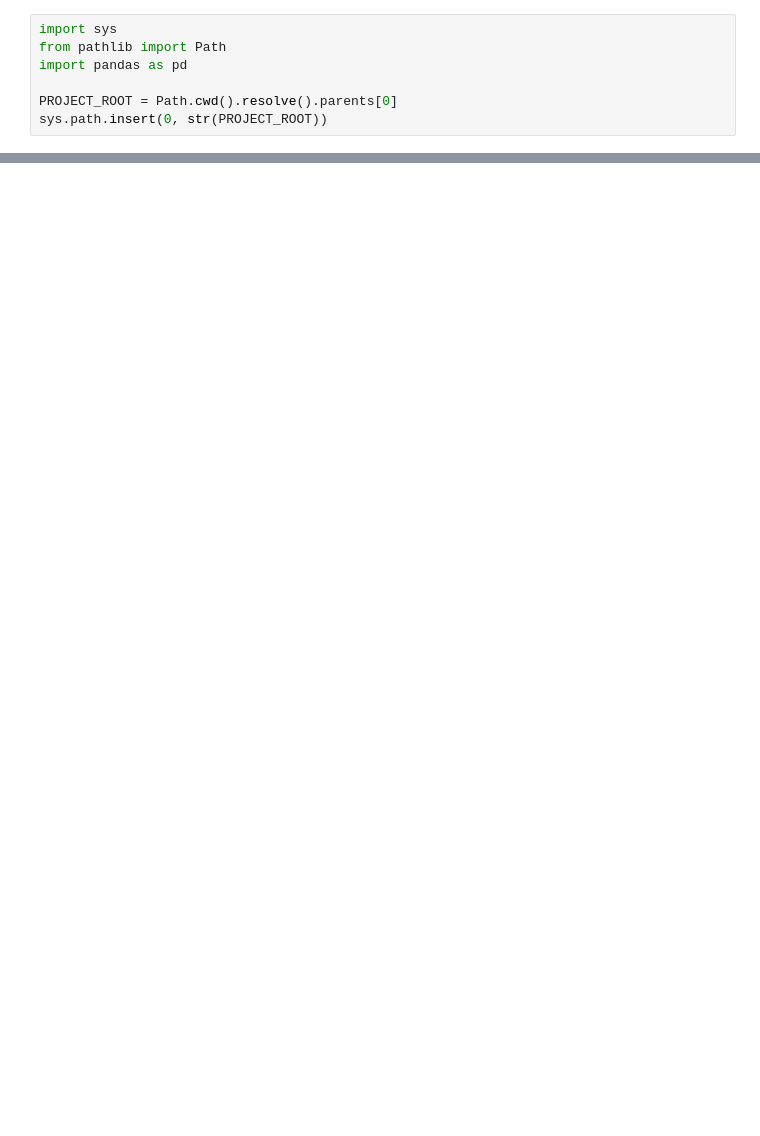
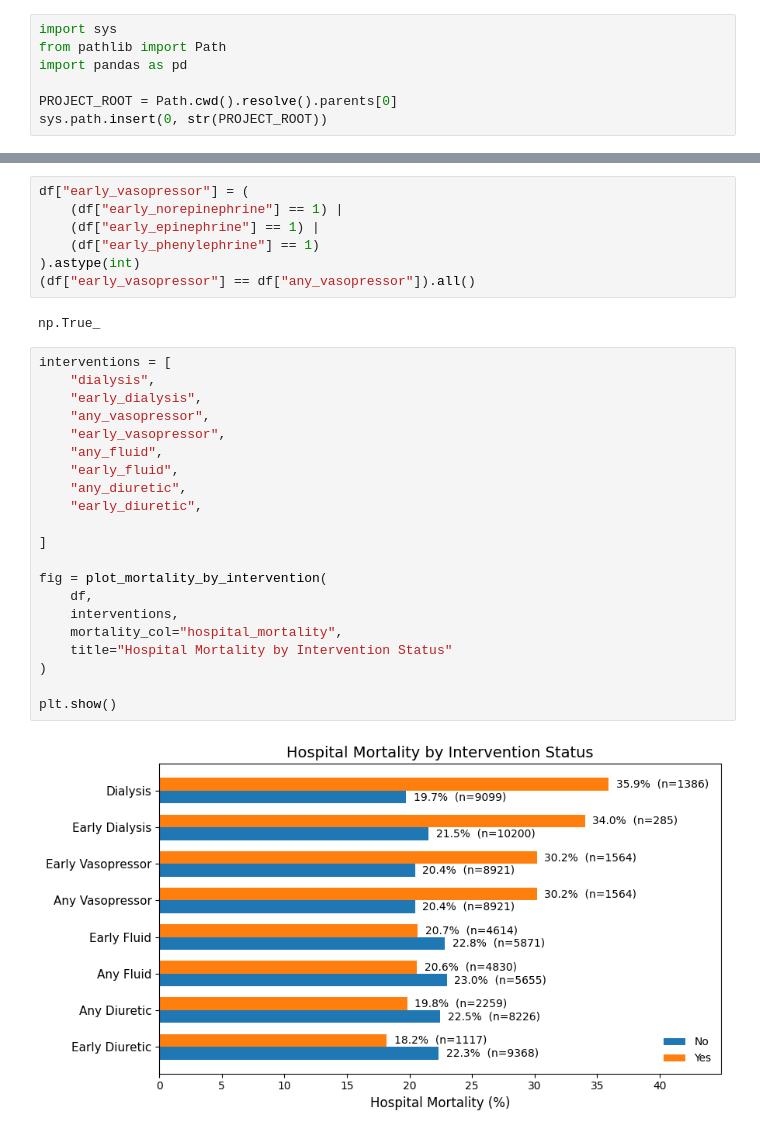
Before and after one commit to SimonKossack/mimiciii-BioMedicalProject, a Jupyter notebook: NierenNotebooks/07_saps2.ipynb, the cells around one changed output, grey strips where cells are left out. Drawn from its saved outputs; the diff is of its cells as text; blank space fills up the shorter version.

```diff
--- a/NierenNotebooks/07_saps2.ipynb
+++ b/NierenNotebooks/07_saps2.ipynb
@@ -150,0 +233,32 @@ AUROC Score: 0.762
+# %%
+df["early_vasopressor"] = (
+    (df["early_norepinephrine"] == 1) |
+    (df["early_epinephrine"] == 1) |
+    (df["early_phenylephrine"] == 1)
+).astype(int)
+(df["early_vasopressor"] == df["any_vasopressor"]).all()
+# %% [output]
+np.True_
+# %%
+interventions = [
+    "dialysis",
+    "early_dialysis",
+    "any_vasopressor",
+    "early_vasopressor",
+    "any_fluid",
+    "early_fluid",
+    "any_diuretic",
+    "early_diuretic",
+
+]
+
+fig = plot_mortality_by_intervention(
+    df,
+    interventions,
+    mortality_col="hospital_mortality",
+    title="Hospital Mortality by Intervention Status"
+)
+
+plt.show()
+# %% [output]
+[figure, added]
```
Also changed, not shown: parts of 20 cells of this notebook, 4 other files.
